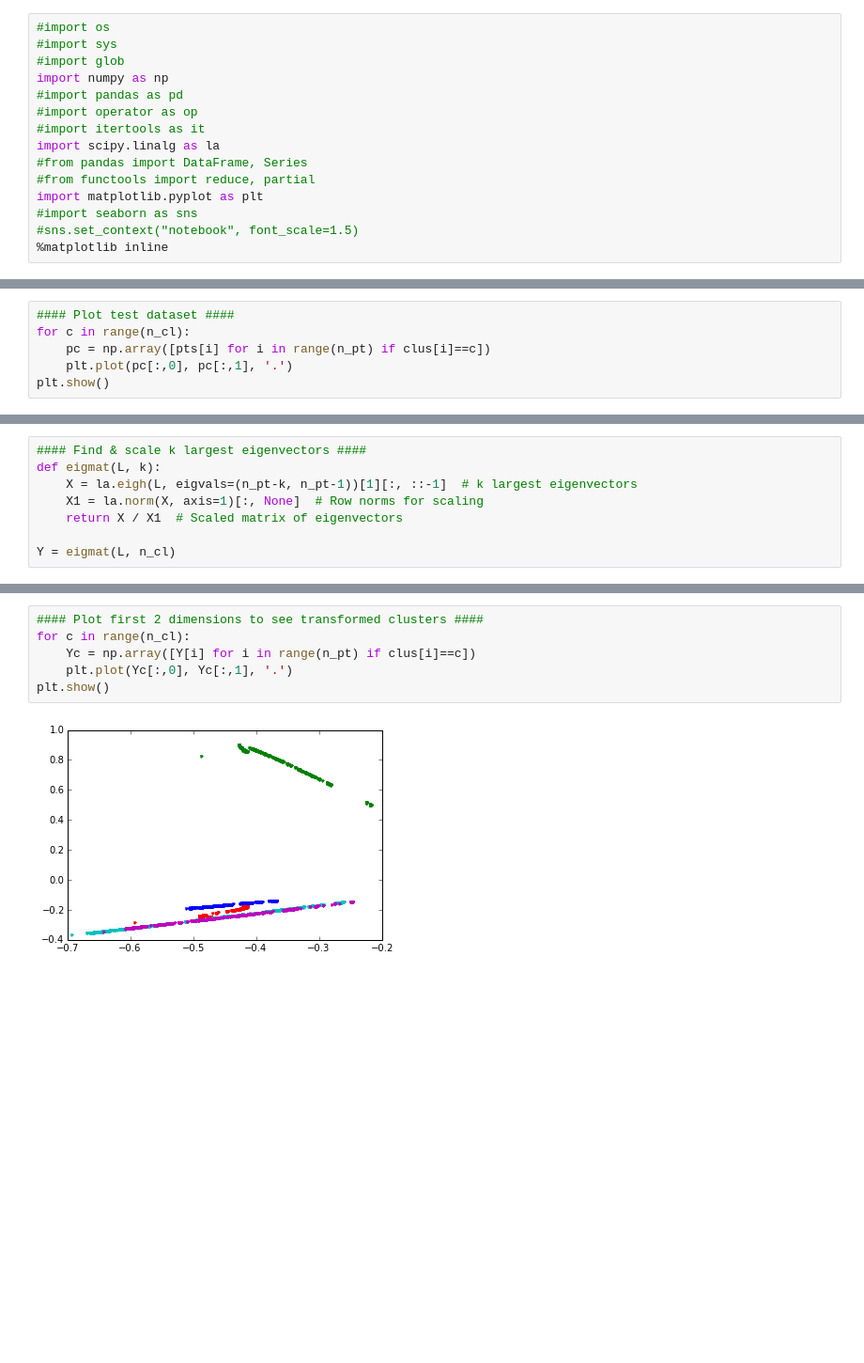
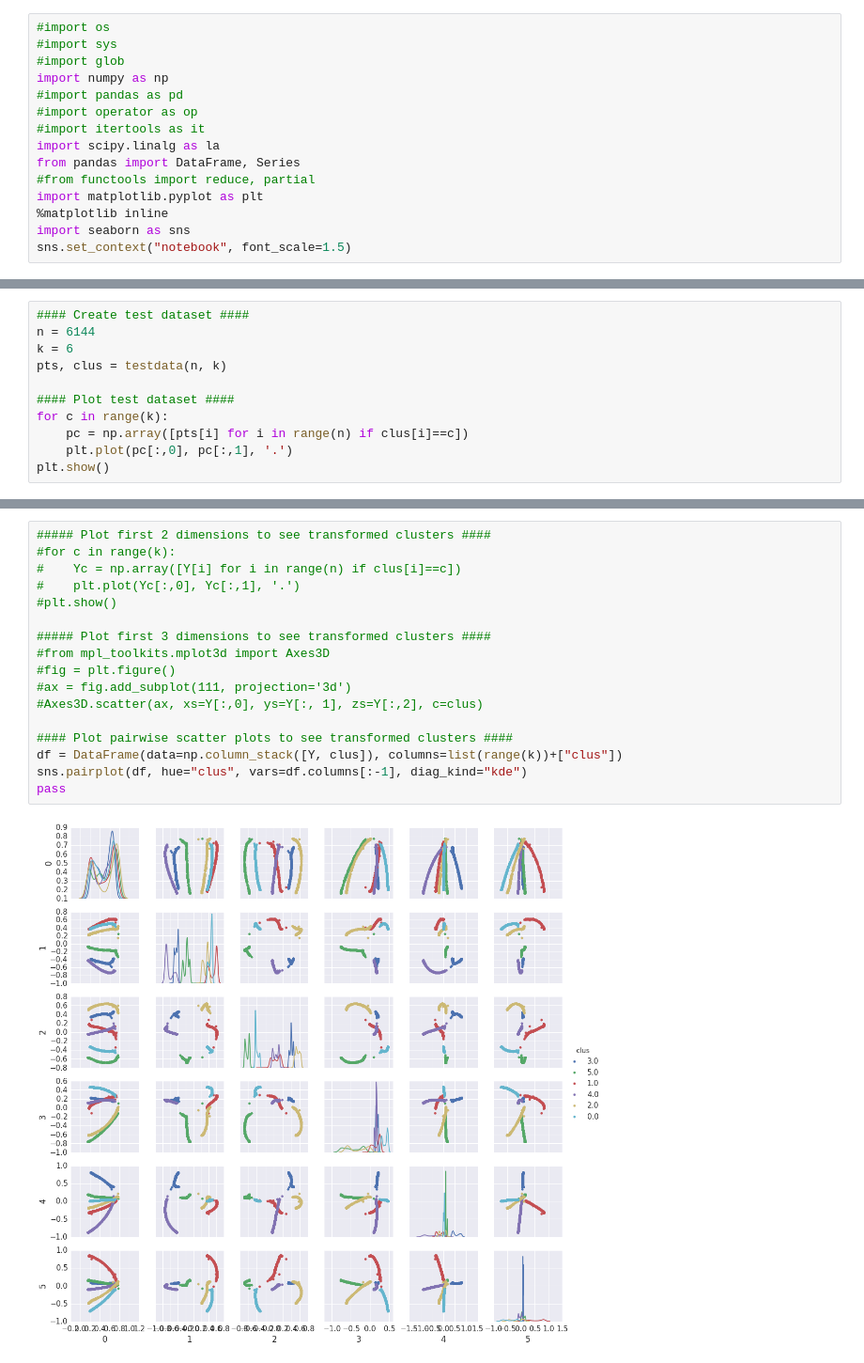
Before and after one commit to davidleeljh/663-Final-Projects, a Jupyter notebook: spectral_cluster.ipynb, the cells around one changed output, grey strips where cells are left out. Shown at 94% size. Cells and saved outputs as stored; diff of their text form; blank space fills up the shorter version.

```diff
--- a/spectral_cluster.ipynb
+++ b/spectral_cluster.ipynb
@@ -7,10 +7,10 @@ import numpy as np
 #import operator as op
 #import itertools as it
 import scipy.linalg as la
-#from pandas import DataFrame, Series
+from pandas import DataFrame, Series
 #from functools import reduce, partial
 import matplotlib.pyplot as plt
-#import seaborn as sns
-#sns.set_context("notebook", font_scale=1.5)
 %matplotlib inline
+import seaborn as sns
+sns.set_context("notebook", font_scale=1.5)
 # %%
@@ -28,7 +55,12 @@ pts, clus = testdata(n_cl, n_pt)
 # %%
+#### Create test dataset ####
+n = 6144
+k = 6
+pts, clus = testdata(n, k)
+
 #### Plot test dataset ####
-for c in range(n_cl):
-    pc = np.array([pts[i] for i in range(n_pt) if clus[i]==c])
+for c in range(k):
+    pc = np.array([pts[i] for i in range(n) if clus[i]==c])
     plt.plot(pc[:,0], pc[:,1], '.')
 plt.show()
 # %% [output]
@@ -46,8 +67,0 @@ L = affmat(pts, 0.5)
-# %%
-#### Find & scale k largest eigenvectors ####
-def eigmat(L, k):
-    X = la.eigh(L, eigvals=(n_pt-k, n_pt-1))[1][:, ::-1]  # k largest eigenvectors
-    X1 = la.norm(X, axis=1)[:, None]  # Row norms for scaling
-    return X / X1  # Scaled matrix of eigenvectors
-
-Y = eigmat(L, n_cl)
@@ -54,8 +74,19 @@ Y = eigmat(L, n_cl)
 # %%
-#### Plot first 2 dimensions to see transformed clusters ####
-for c in range(n_cl):
-    Yc = np.array([Y[i] for i in range(n_pt) if clus[i]==c])
-    plt.plot(Yc[:,0], Yc[:,1], '.')
-plt.show()
+##### Plot first 2 dimensions to see transformed clusters ####
+#for c in range(k):
+#    Yc = np.array([Y[i] for i in range(n) if clus[i]==c])
+#    plt.plot(Yc[:,0], Yc[:,1], '.')
+#plt.show()
+
+##### Plot first 3 dimensions to see transformed clusters ####
+#from mpl_toolkits.mplot3d import Axes3D
+#fig = plt.figure()
+#ax = fig.add_subplot(111, projection='3d')
+#Axes3D.scatter(ax, xs=Y[:,0], ys=Y[:, 1], zs=Y[:,2], c=clus)
+
+#### Plot pairwise scatter plots to see transformed clusters ####
+df = DataFrame(data=np.column_stack([Y, clus]), columns=list(range(k))+["clus"])
+sns.pairplot(df, hue="clus", vars=df.columns[:-1], diag_kind="kde")
+pass
 # %% [output]
-[figure, old version]
+[figure, new version]
```
Also changed, not shown: parts of 9 cells of this notebook.
